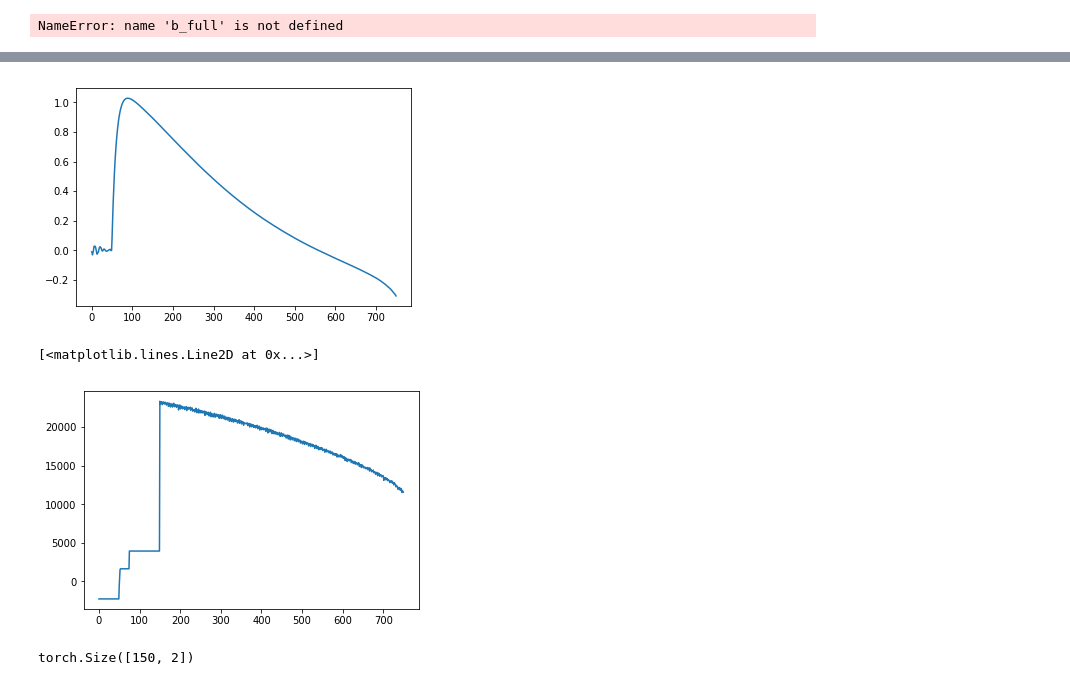
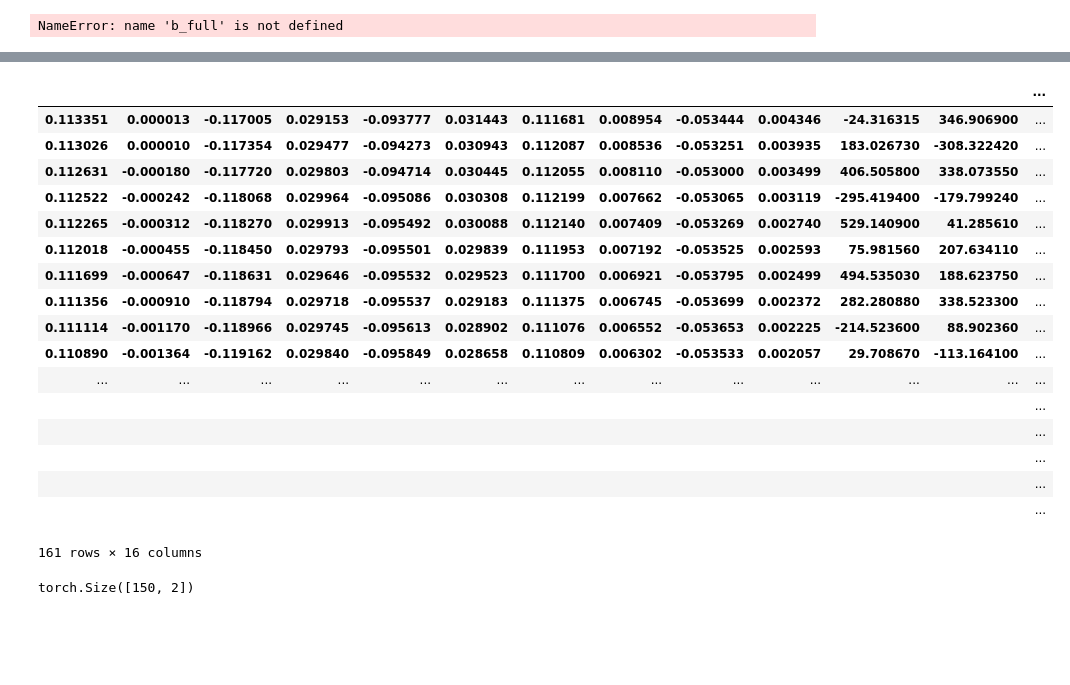
Before and after one commit to Emerson-Wenzel/BDL_final_project, a Jupyter notebook: Baysian_Logistic_regression_daniel.ipynb, the cells around one changed output, grey strips where cells are left out. Saved outputs shown, nothing was run; the diff lists cells and outputs as text; code cells hidden in the pictures; blank space fills up the shorter version.

```diff
--- a/Baysian_Logistic_regression_daniel.ipynb
+++ b/Baysian_Logistic_regression_daniel.ipynb
@@ -527,40 +534,55 @@ Epoch:  19      Loss:  335050.84        acc:  0.874
 # %%
 
 df = pd.read_csv("logging.csv")
 df
 #df.drop(['w2_1', 'w2_2', 'w2_1_grad', 'w2_2_grad', 'b_2', 'b_2_grad'], axis=1, inplace=True)
 
 
 # df['change_mean_likelihood'] = df['mean_likelihood'].abs() - df['mean_likelihood'].shift(-1).abs()
 # df[['w1_1', 'w1_1_grad', 'w1_2', 'w1_2_grad', 'w2_1_grad','w2_1', 'w2_2',
 #        'w2_2_grad', 'b_1', 'b_1_grad', 'b_2', 'b_2_grad', 'log_prior',
 #        'log_posterior', 'mean_likelihood', 'change_mean_likelihood']]
 # df['mean_likelihood'].abs()
 # X = list(range(df.shape[0]))
 # plt.plot(X, df['b_1_grad'])
 # plt.plot(X, np.zeros(df.shape[0]))
 # plt.show()
 
 # plt.plot(X, df['b_1'])
 # plt.show()
 
 
 # print(df.columns)
 # plt.plot(df['reg'], c='blue')
 # plt.plot(df['b_2_grad'], c='green')
 # plt.show()
 # plt.plot(df['mean_likelihood'])
 # plt.show()
-plt.plot(df['b_2'])
-plt.show()
-plt.plot(df['reg'])
-# plt.ylim(-1000, 1000)
+# plt.plot(df['b_2'])
 # plt.show()
-# df
+# plt.plot(df['reg'])
+# plt.ylim(2000, -2000)
+# plt.show()
+df
 # %% [output]
-[figure, removed]
+|  |  |  |  |  |  |  |  |  |  |  |  | ... |
+| 0.113351 | 0.000013 | -0.117005 | 0.029153 | -0.093777 | 0.031443 | 0.111681 | 0.008954 | -0.053444 | 0.004346 | -24.316315 | 346.906900 | ... |
+| 0.113026 | 0.000010 | -0.117354 | 0.029477 | -0.094273 | 0.030943 | 0.112087 | 0.008536 | -0.053251 | 0.003935 | 183.026730 | -308.322420 | ... |
+| 0.112631 | -0.000180 | -0.117720 | 0.029803 | -0.094714 | 0.030445 | 0.112055 | 0.008110 | -0.053000 | 0.003499 | 406.505800 | 338.073550 | ... |
+| 0.112522 | -0.000242 | -0.118068 | 0.029964 | -0.095086 | 0.030308 | 0.112199 | 0.007662 | -0.053065 | 0.003119 | -295.419400 | -179.799240 | ... |
+| 0.112265 | -0.000312 | -0.118270 | 0.029913 | -0.095492 | 0.030088 | 0.112140 | 0.007409 | -0.053269 | 0.002740 | 529.140900 | 41.285610 | ... |
+| 0.112018 | -0.000455 | -0.118450 | 0.029793 | -0.095501 | 0.029839 | 0.111953 | 0.007192 | -0.053525 | 0.002593 | 75.981560 | 207.634110 | ... |
+| 0.111699 | -0.000647 | -0.118631 | 0.029646 | -0.095532 | 0.029523 | 0.111700 | 0.006921 | -0.053795 | 0.002499 | 494.535030 | 188.623750 | ... |
+| 0.111356 | -0.000910 | -0.118794 | 0.029718 | -0.095537 | 0.029183 | 0.111375 | 0.006745 | -0.053699 | 0.002372 | 282.280880 | 338.523300 | ... |
+| 0.111114 | -0.001170 | -0.118966 | 0.029745 | -0.095613 | 0.028902 | 0.111076 | 0.006552 | -0.053653 | 0.002225 | -214.523600 | 88.902360 | ... |
+| 0.110890 | -0.001364 | -0.119162 | 0.029840 | -0.095849 | 0.028658 | 0.110809 | 0.006302 | -0.053533 | 0.002057 | 29.708670 | -113.164100 | ... |
+| ... | ... | ... | ... | ... | ... | ... | ... | ... | ... | ... | ... | ... |
+|  |  |  |  |  |  |  |  |  |  |  |  | ... |
+|  |  |  |  |  |  |  |  |  |  |  |  | ... |
+|  |  |  |  |  |  |  |  |  |  |  |  | ... |
+|  |  |  |  |  |  |  |  |  |  |  |  | ... |
+|  |  |  |  |  |  |  |  |  |  |  |  | ... |
-[<matplotlib.lines.Line2D at 0x...>]
+161 rows × 16 columns
-[figure, removed]
 # %%
 #X_sample = np.vstack([np.zeros(21), np.array(list(range(-10,11)))]).T
 
```
Also changed, not shown: parts of 5 cells of this notebook, 2 other files.
